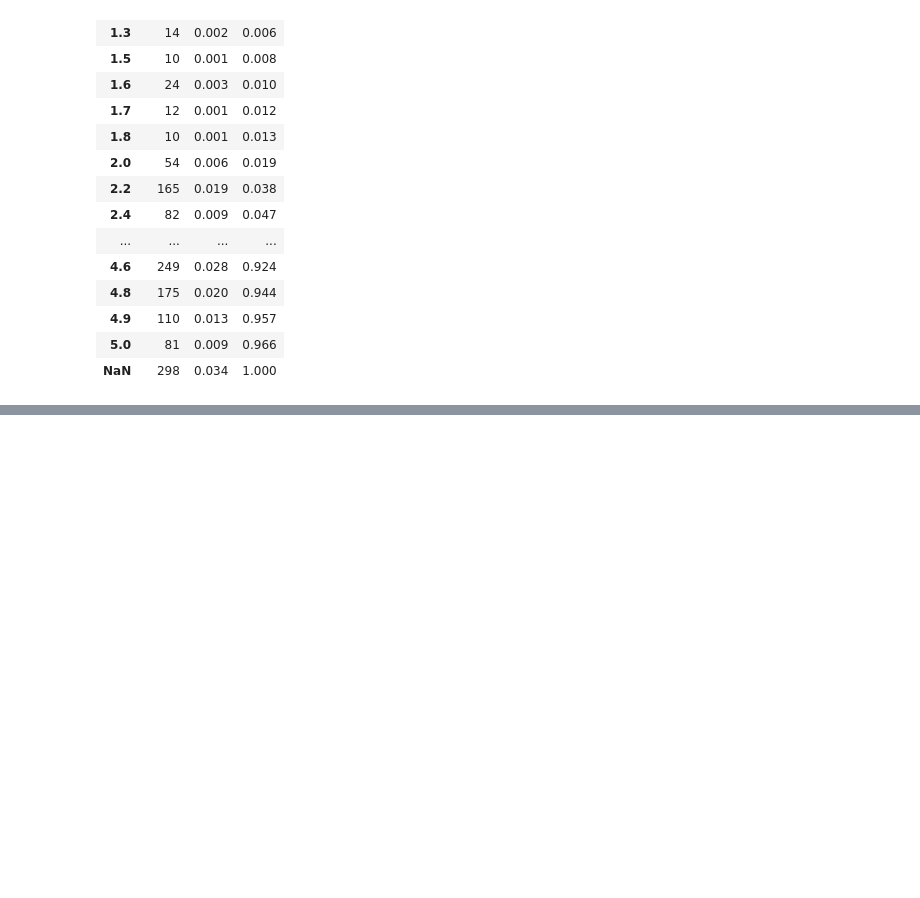
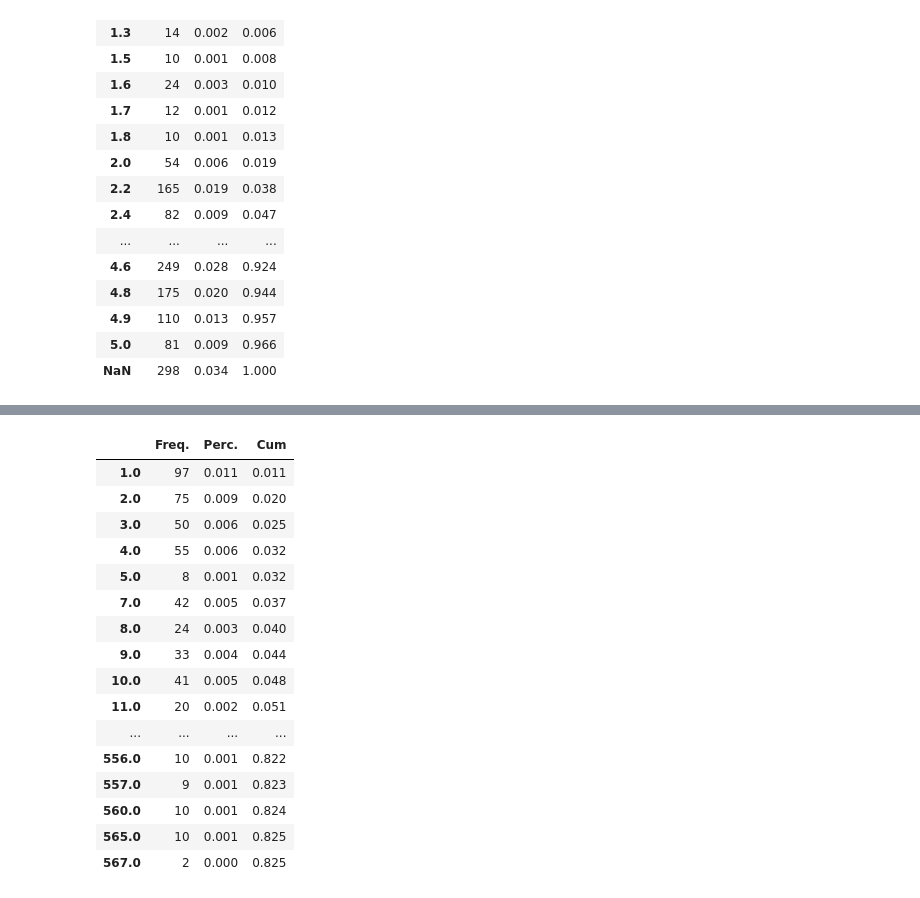
Before and after one commit to felipesebben/bk_data_analysis_studies, a Jupyter notebook: da_data_exercises/ch02-preparing_data_for_analysis/01-hotels_europe.ipynb, the cells around one changed output, grey strips where cells are left out. Saved outputs shown, nothing was run; the diff lists cells and outputs as text; code cells hidden in the pictures; blank space fills up the shorter version.

```diff
--- a/da_data_exercises/ch02-preparing_data_for_analysis/01-hotels_europe.ipynb
+++ b/da_data_exercises/ch02-preparing_data_for_analysis/01-hotels_europe.ipynb
@@ -18,9 +18,9 @@ import warnings
 import pandas as pd
 
 warnings.filterwarnings("ignore")
-
-# Set pandas options to display 500 rows as max
-pd.set_option("display.max_rows", 500)
+# %%
+# Set pandas options to display 500 rows as max
+pd.set_option("display.max_rows", None)
 # %%
 # Current script folder
 current_path = os.getcwd()
@@ -207,0 +224,20 @@ tabulate(df["rating"])
+# %%
+tabulate(df["rating_reviewcount"])
+# %% [output]
+|  | Freq. | Perc. | Cum |
+| 1.0 | 97 | 0.011 | 0.011 |
+| 2.0 | 75 | 0.009 | 0.020 |
+| 3.0 | 50 | 0.006 | 0.025 |
+| 4.0 | 55 | 0.006 | 0.032 |
+| 5.0 | 8 | 0.001 | 0.032 |
+| 7.0 | 42 | 0.005 | 0.037 |
+| 8.0 | 24 | 0.003 | 0.040 |
+| 9.0 | 33 | 0.004 | 0.044 |
+| 10.0 | 41 | 0.005 | 0.048 |
+| 11.0 | 20 | 0.002 | 0.051 |
+| ... | ... | ... | ... |
+| 556.0 | 10 | 0.001 | 0.822 |
+| 557.0 | 9 | 0.001 | 0.823 |
+| 560.0 | 10 | 0.001 | 0.824 |
+| 565.0 | 10 | 0.001 | 0.825 |
+| 567.0 | 2 | 0.000 | 0.825 |
```
Also changed, not shown: parts of 14 cells of this notebook.
